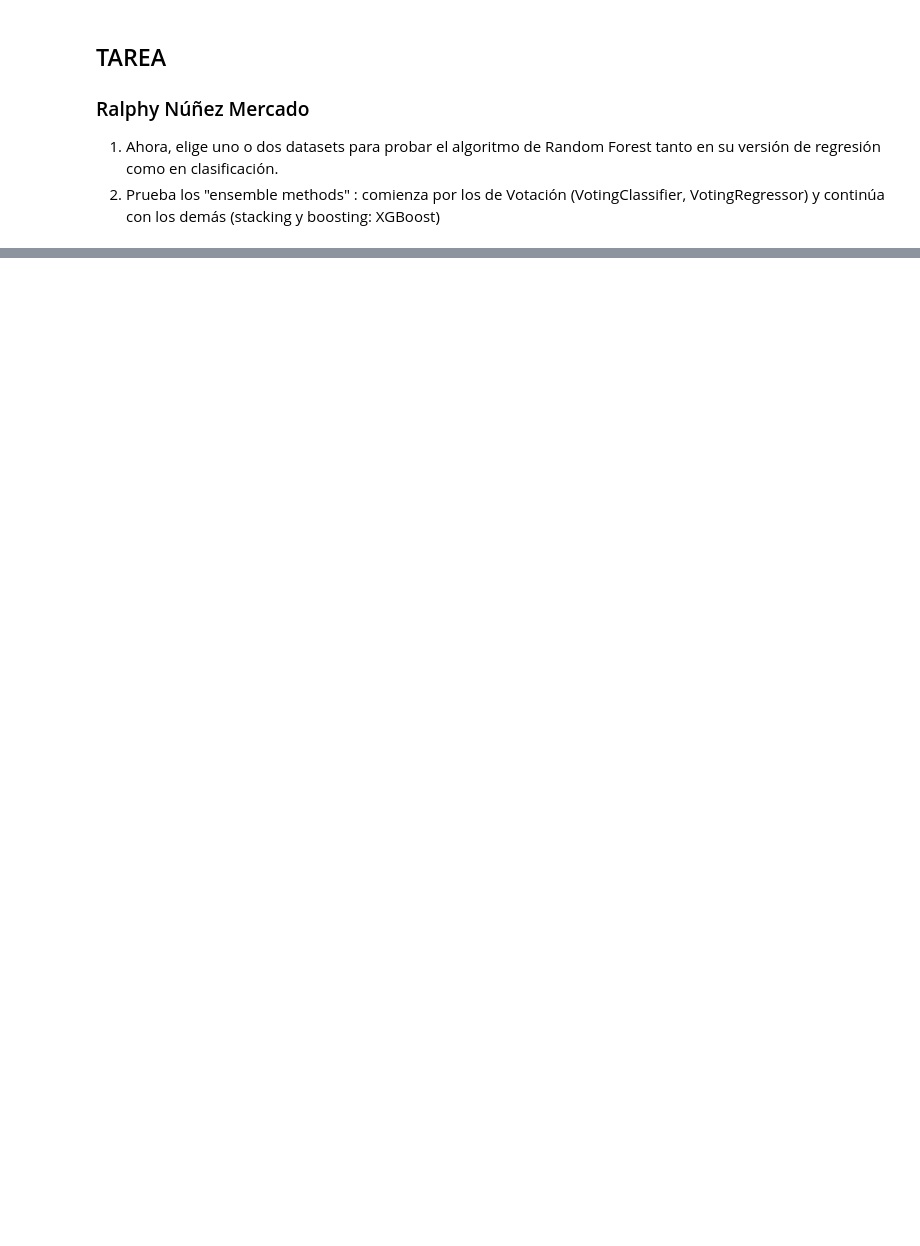
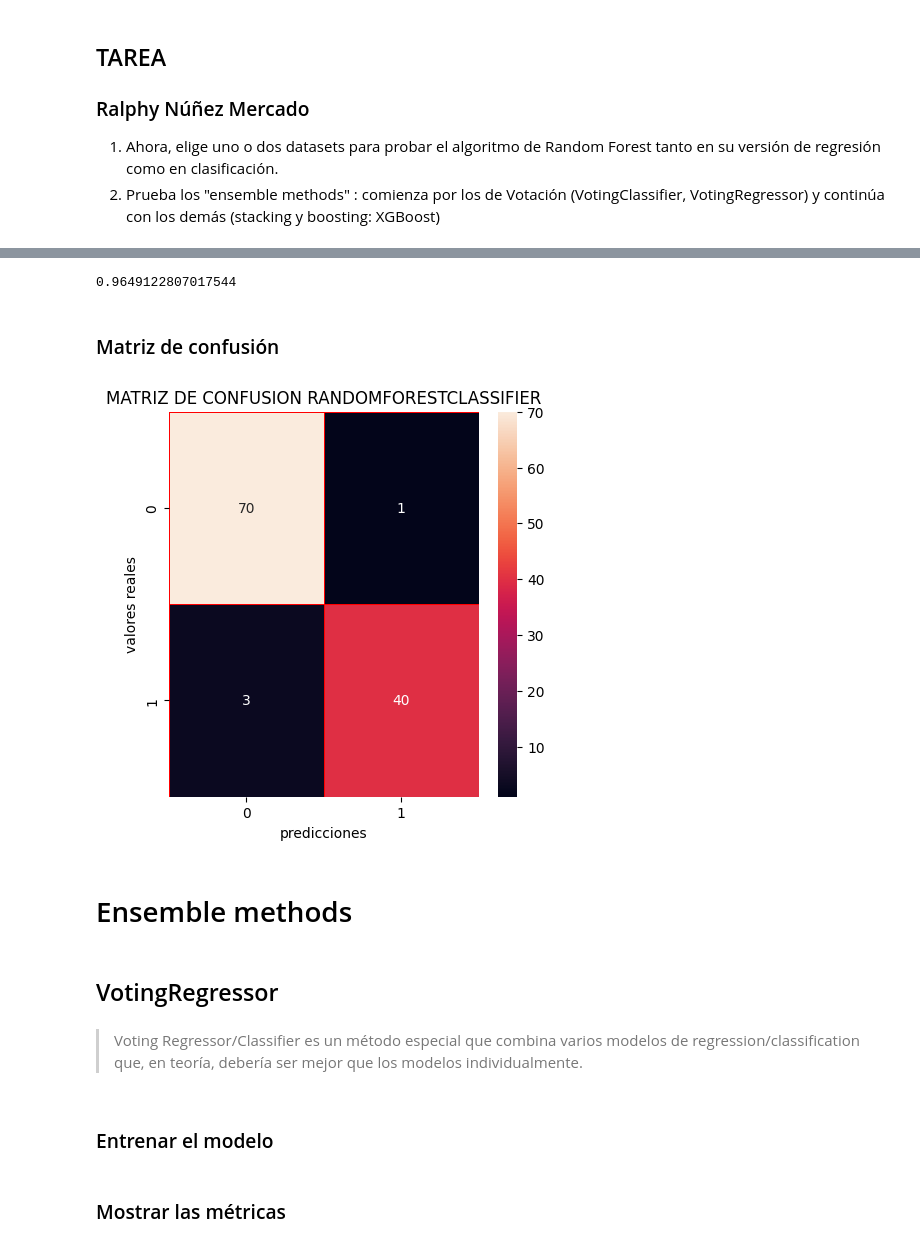
Before and after one commit to RalphNM1/InteligenciaArtificial, a Jupyter notebook: Ejercicios/RandomForest/random_forest.ipynb, the cells around one changed output, grey strips where cells are left out. Drawn from its saved outputs; the diff is of its cells as text; code cells hidden in the pictures; blank space fills up the shorter version.

```diff
--- a/Ejercicios/RandomForest/random_forest.ipynb
+++ b/Ejercicios/RandomForest/random_forest.ipynb
@@ -141,0 +105,6 @@ Please also refer to the documentation for alternative solver options:
+# %%
+rnd_clf = RandomForestClassifier(n_estimators=20, max_leaf_nodes=16,
+                                 n_jobs=-1, random_state=42)
+
+rnd_clf.fit(X_train_cancer, y_train_cancer)
+y_pred_rf = rnd_clf.predict(X_test_cancer)
@@ -141,0 +124,26 @@ Please also refer to the documentation for alternative solver options:
+# %%
+rnd_clf.fit(X_train_cancer, y_train_cancer).score(X_test_cancer, y_test_cancer)
+# %% [output]
+0.9649122807017544
+# %% [markdown]
+### Matriz de confusión
+# %%
+cm= confusion_matrix(y_test_cancer,y_pred_rf)
+
+f, ax =plt.subplots(figsize = (5,5))
+
+sns.heatmap(cm,annot = True, linewidths= 0.5, linecolor="red", fmt=".0f", ax=ax)
+plt.xlabel("predicciones")
+plt.ylabel("valores reales")
+plt.title("MATRIZ DE CONFUSION RANDOMFORESTCLASSIFIER")
+plt.show()
+# %% [output]
+[figure, added]
+# %% [markdown]
+# Ensemble methods
+# %% [markdown]
+## VotingRegressor
+# %% [markdown]
+> Voting Regressor/Classifier es un método especial que combina varios modelos de regression/classification que, en teoría, debería ser mejor que los modelos individualmente.
+# %% [markdown]
+### Entrenar el modelo
@@ -141,0 +159,2 @@ Please also refer to the documentation for alternative solver options:
+# %% [markdown]
+### Mostrar las métricas
```
Also changed, not shown: parts of 55 cells of this notebook, 1 other file.
